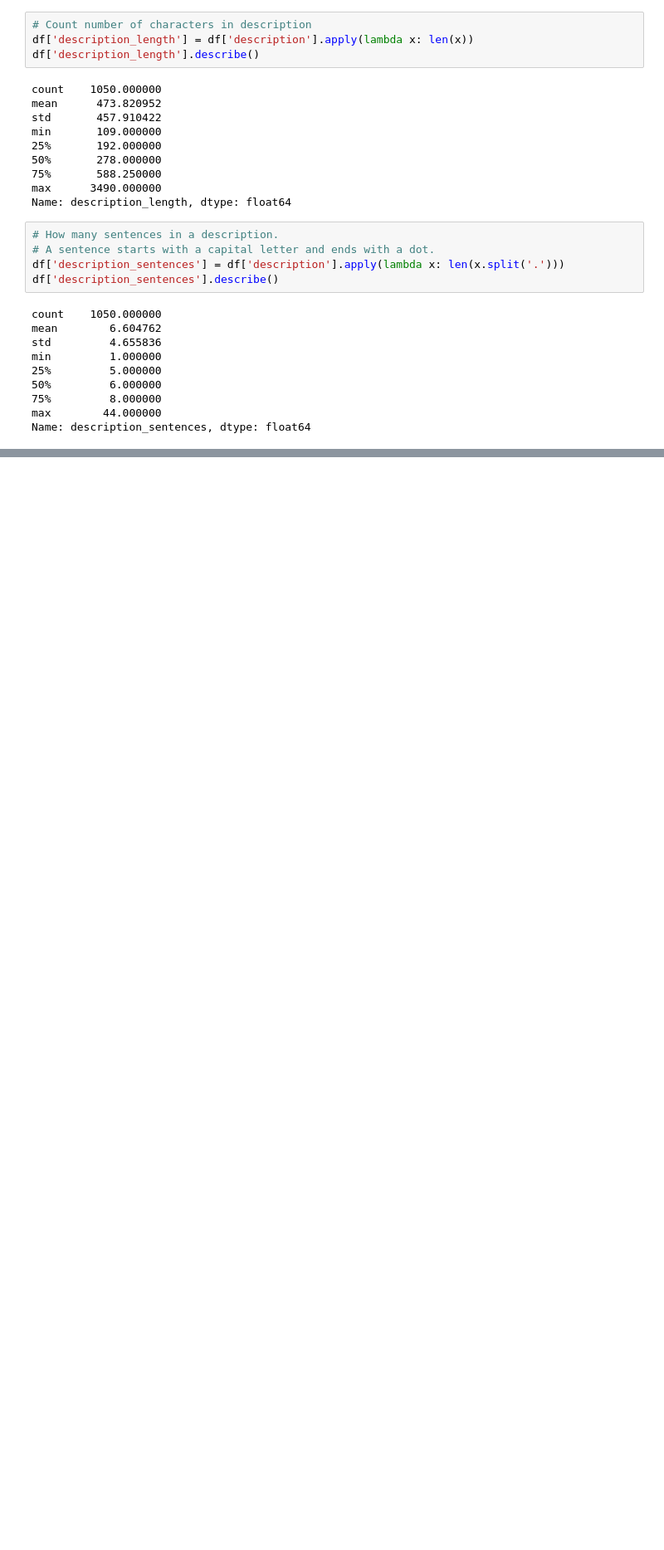
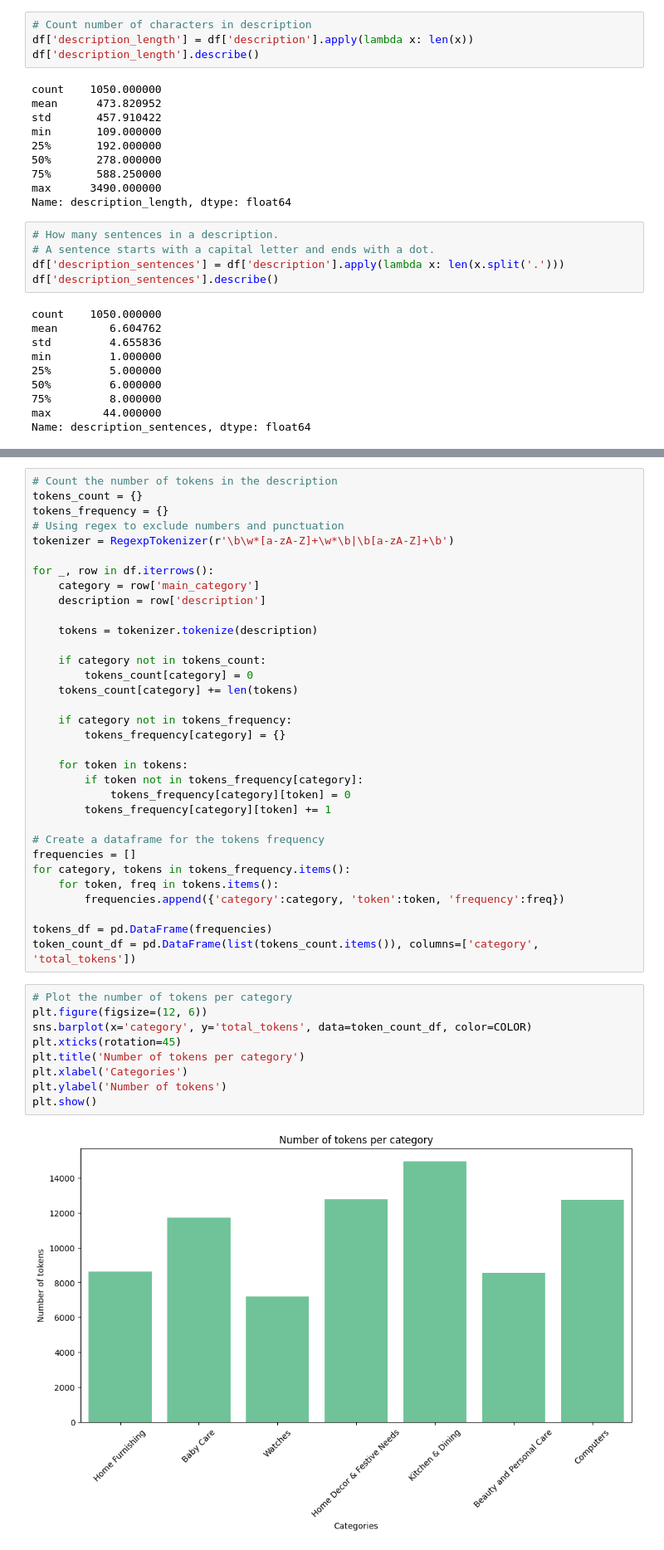
Before and after one commit to Laeti-dev/P6-txt-img_classification, a Jupyter notebook: notebooks/EDA.ipynb, the cells around one changed output, grey strips where cells are left out. Shown at 83% size. Cells and saved outputs as stored; diff of their text form; blank space fills up the shorter version.

```diff
--- a/notebooks/EDA.ipynb
+++ b/notebooks/EDA.ipynb
@@ -261,0 +286,44 @@ plt.show()
+# %%
+# Count the number of tokens in the description
+tokens_count = {}
+tokens_frequency = {}
+# Using regex to exclude numbers and punctuation
+tokenizer = RegexpTokenizer(r'\b\w*[a-zA-Z]+\w*\b|\b[a-zA-Z]+\b')
+
+for _, row in df.iterrows():
+    category = row['main_category']
+    description = row['description']
+
+    tokens = tokenizer.tokenize(description)
+
+    if category not in tokens_count:
+        tokens_count[category] = 0
+    tokens_count[category] += len(tokens)
+
+    if category not in tokens_frequency:
+        tokens_frequency[category] = {}
+
+    for token in tokens:
+        if token not in tokens_frequency[category]:
+            tokens_frequency[category][token] = 0
+        tokens_frequency[category][token] += 1
+
+# Create a dataframe for the tokens frequency
+frequencies = []
+for category, tokens in tokens_frequency.items():
+    for token, freq in tokens.items():
+        frequencies.append({'category':category, 'token':token, 'frequency':freq})
+
+tokens_df = pd.DataFrame(frequencies)
+token_count_df = pd.DataFrame(list(tokens_count.items()), columns=['category', 'total_tokens'])
+# %%
+# Plot the number of tokens per category
+plt.figure(figsize=(12, 6))
+sns.barplot(x='category', y='total_tokens', data=token_count_df, color=COLOR)
+plt.xticks(rotation=45)
+plt.title('Number of tokens per category')
+plt.xlabel('Categories')
+plt.ylabel('Number of tokens')
+plt.show()
+# %% [output]
+[figure, added]
```
Also changed, not shown: parts of 33 cells of this notebook, 2 other files.
